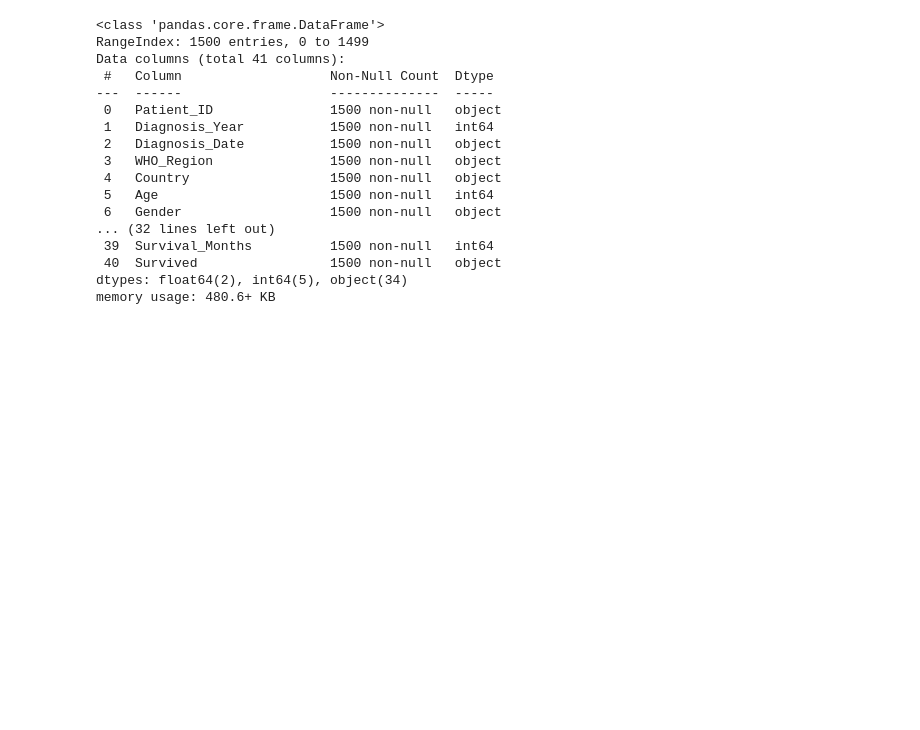
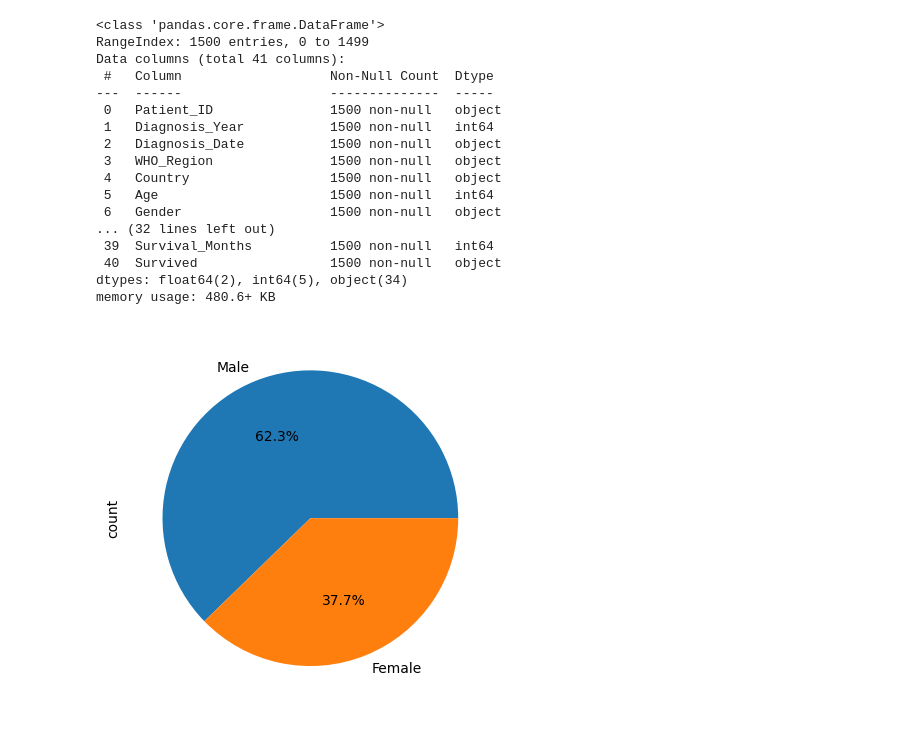
Before and after one commit to Abhi-pacific/Lunch-Cancer-prep, a Jupyter notebook: Lung_cancer.ipynb, the cells around one changed output. Cells and saved outputs as stored; diff of their text form; code cells hidden in the pictures; blank space fills up the shorter version.

```diff
--- a/Lung_cancer.ipynb
+++ b/Lung_cancer.ipynb
@@ -60,3 +62,10 @@ Data columns (total 41 columns):
  40  Survived                 1500 non-null   object
 dtypes: float64(2), int64(5), object(34)
 memory usage: 480.6+ KB
+# %%
+# plotting the graph for the gender
+
+fig, ax = plt.subplots()
+ax = data.Gender.value_counts().plot(kind='pie',autopct="%1.1f%%")
+# %% [output]
+[figure, added]
```
Also changed, not shown: parts of 1 cell of this notebook.
